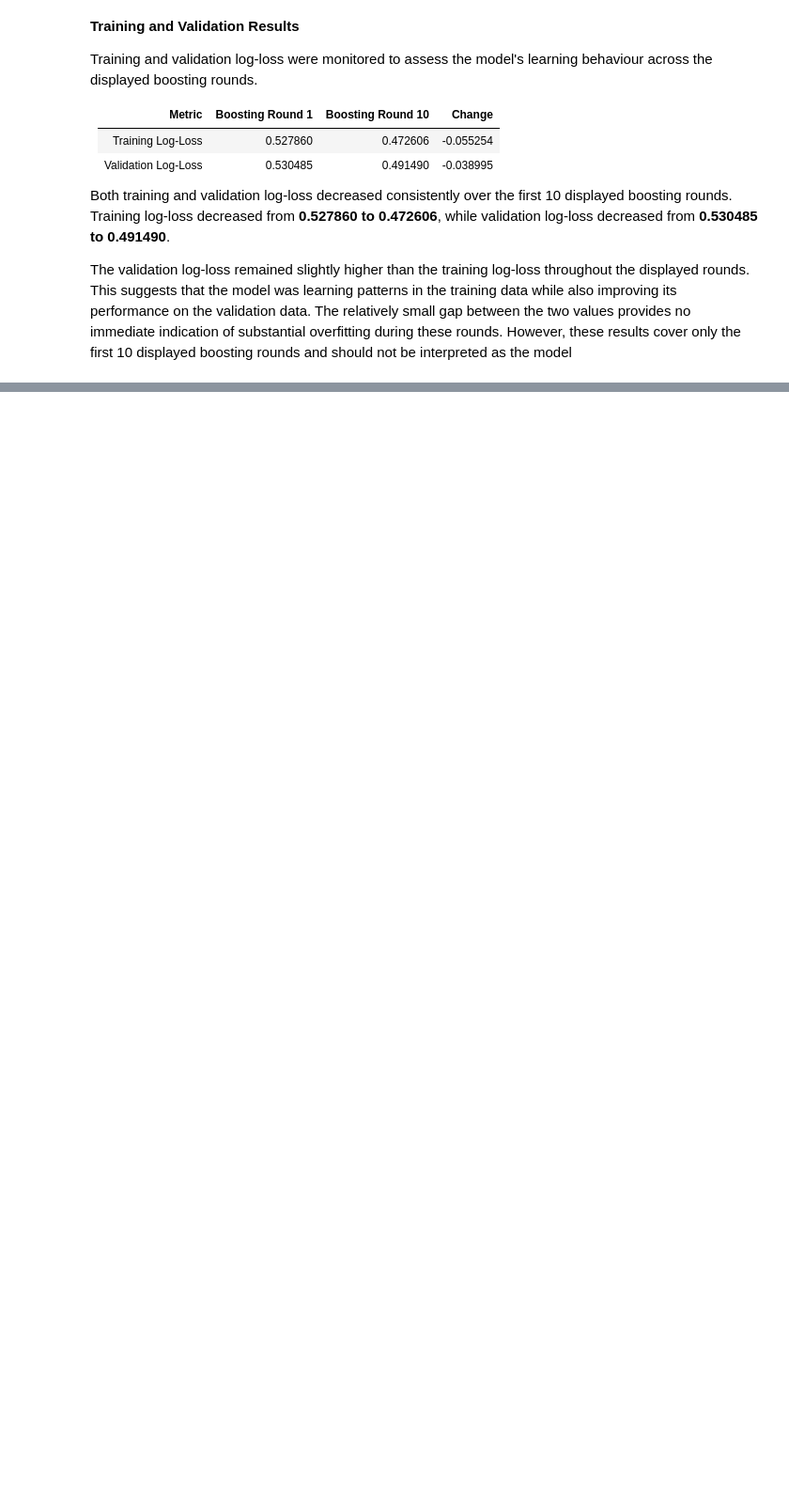
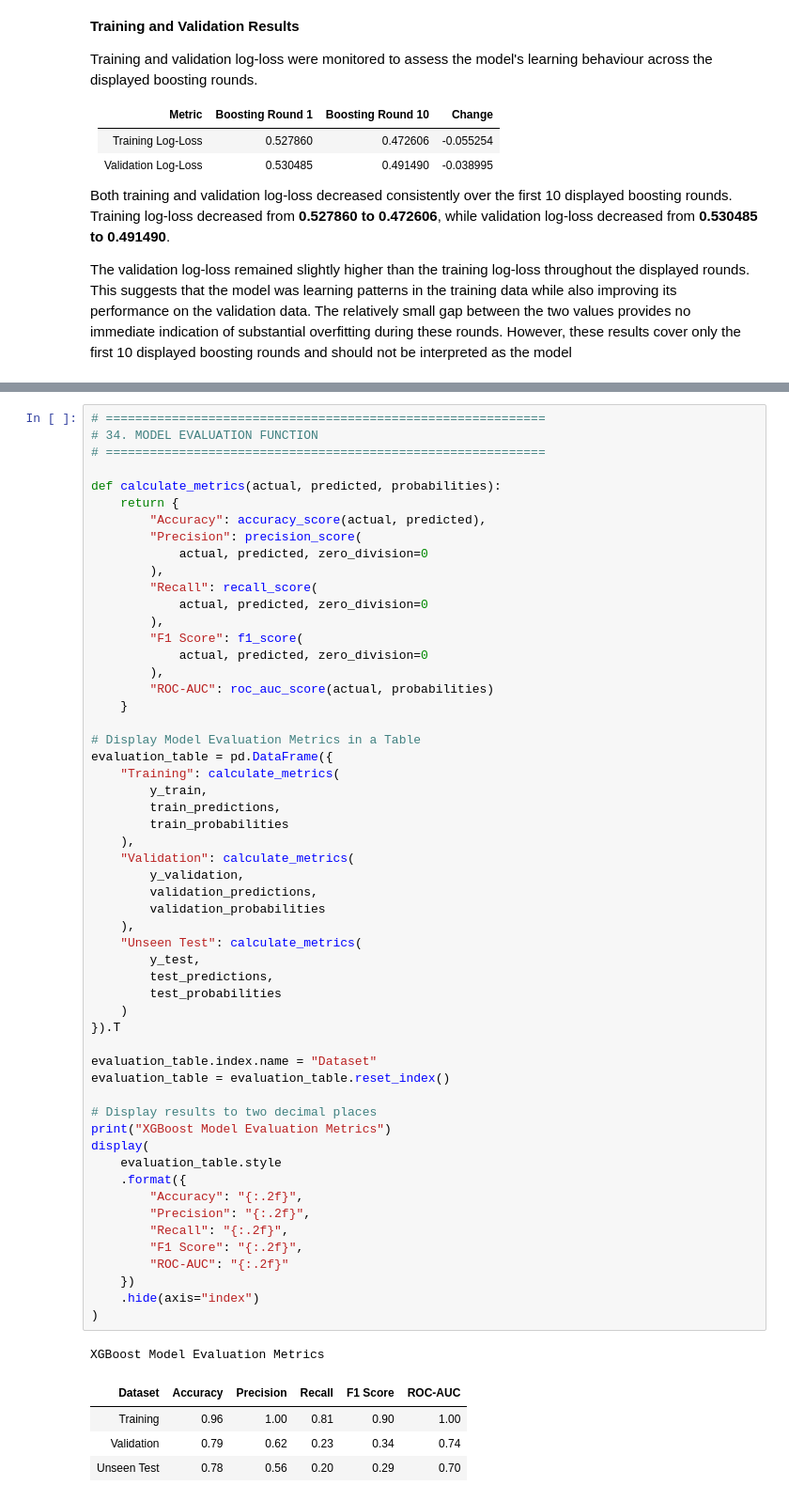
Before and after one commit to Payal942/Capstone-STADIOalot-Return-Prediction, a Jupyter notebook: notebooks/SS3_PartB.ipynb, the cells around one changed output, grey strips where cells are left out. Shown at 94% size. Saved outputs shown, nothing was run; the diff lists cells and outputs as text; blank space fills up the shorter version.

```diff
--- a/notebooks/SS3_PartB.ipynb
+++ b/notebooks/SS3_PartB.ipynb
@@ -2124,0 +2347,61 @@ The validation log-loss remained slightly higher than the training log-loss thro
+# %%
+# ============================================================
+# 34. MODEL EVALUATION FUNCTION
+# ============================================================
+
+def calculate_metrics(actual, predicted, probabilities):
+    return {
+        "Accuracy": accuracy_score(actual, predicted),
+        "Precision": precision_score(
+            actual, predicted, zero_division=0
+        ),
+        "Recall": recall_score(
+            actual, predicted, zero_division=0
+        ),
+        "F1 Score": f1_score(
+            actual, predicted, zero_division=0
+        ),
+        "ROC-AUC": roc_auc_score(actual, probabilities)
+    }
+
+# Display Model Evaluation Metrics in a Table
+evaluation_table = pd.DataFrame({
+    "Training": calculate_metrics(
+        y_train,
+        train_predictions,
+        train_probabilities
+    ),
+    "Validation": calculate_metrics(
+        y_validation,
+        validation_predictions,
+        validation_probabilities
+    ),
+    "Unseen Test": calculate_metrics(
+        y_test,
+        test_predictions,
+        test_probabilities
+    )
+}).T
+
+evaluation_table.index.name = "Dataset"
+evaluation_table = evaluation_table.reset_index()
+
+# Display results to two decimal places
+print("XGBoost Model Evaluation Metrics")
+display(
+    evaluation_table.style
+    .format({
+        "Accuracy": "{:.2f}",
+        "Precision": "{:.2f}",
+        "Recall": "{:.2f}",
+        "F1 Score": "{:.2f}",
+        "ROC-AUC": "{:.2f}"
+    })
+    .hide(axis="index")
+)
+# %% [output]
+XGBoost Model Evaluation Metrics
+| Dataset | Accuracy | Precision | Recall | F1 Score | ROC-AUC |
+| Training | 0.96 | 1.00 | 0.81 | 0.90 | 1.00 |
+| Validation | 0.79 | 0.62 | 0.23 | 0.34 | 0.74 |
+| Unseen Test | 0.78 | 0.56 | 0.20 | 0.29 | 0.70 |
```
Also changed, not shown: parts of 10 cells of this notebook, 2 other files.
